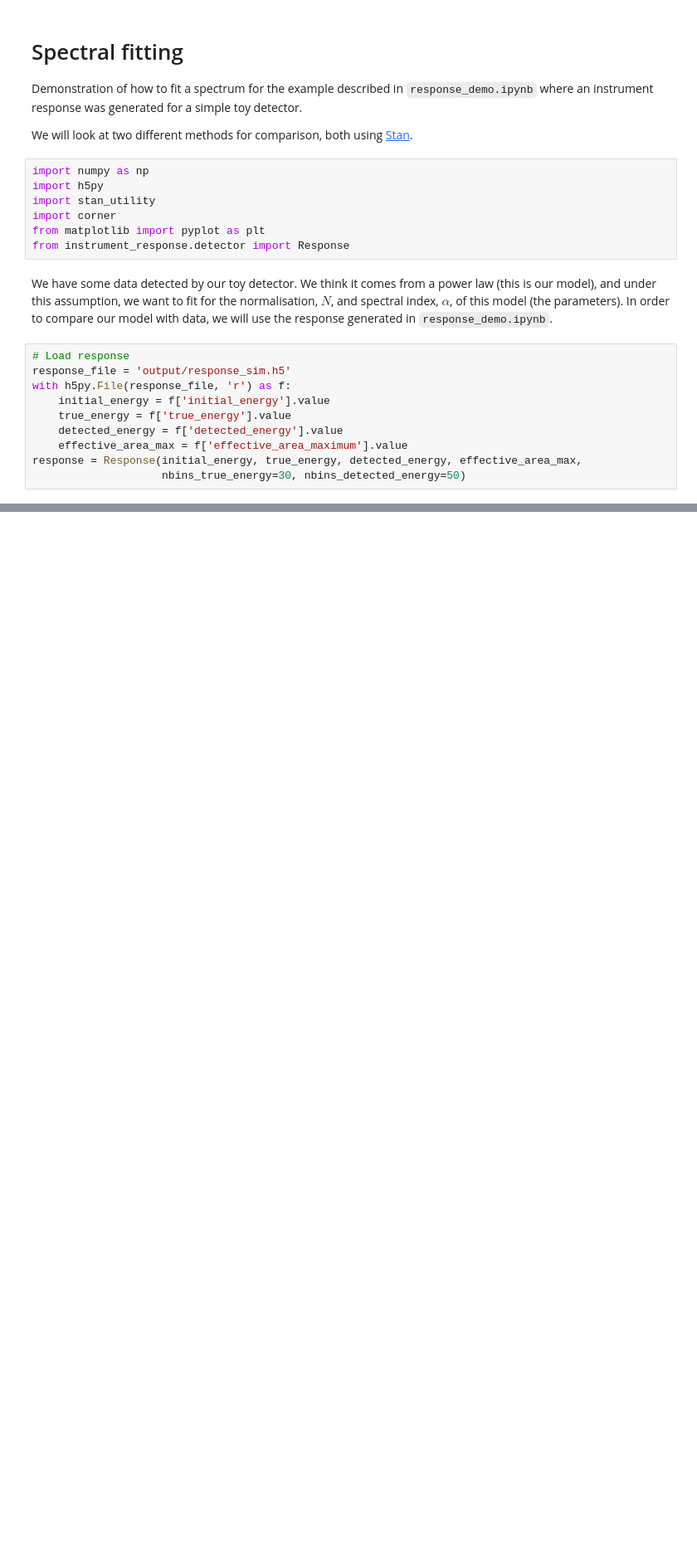
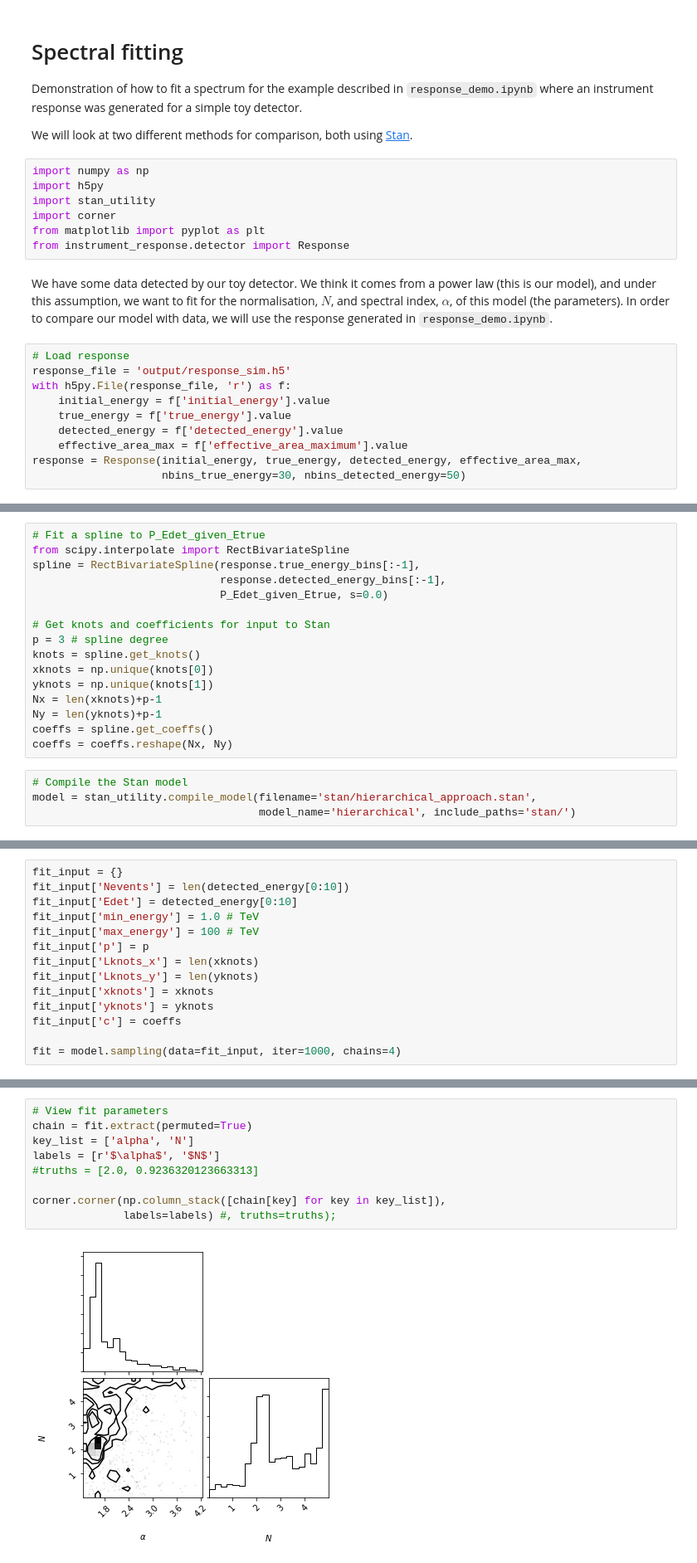
Before and after one commit to cescalara/instrument_response, a Jupyter notebook: fit_demo.ipynb, the cells around one changed output, grey strips where cells are left out. Shown at 83% size. Drawn from its saved outputs; the diff is of its cells as text; blank space fills up the shorter version.

```diff
--- a/fit_demo.ipynb
+++ b/fit_demo.ipynb
@@ -101,0 +118,20 @@ ax.set_ylabel(r'$\frac{\mathrm{d}N}{\mathrm{d}t\mathrm{d}E}$');
+# %%
+# Fit a spline to P_Edet_given_Etrue
+from scipy.interpolate import RectBivariateSpline
+spline = RectBivariateSpline(response.true_energy_bins[:-1],
+                             response.detected_energy_bins[:-1],
+                             P_Edet_given_Etrue, s=0.0)
+
+# Get knots and coefficients for input to Stan
+p = 3 # spline degree
+knots = spline.get_knots()
+xknots = np.unique(knots[0])
+yknots = np.unique(knots[1])
+Nx = len(xknots)+p-1
+Ny = len(yknots)+p-1
+coeffs = spline.get_coeffs()
+coeffs = coeffs.reshape(Nx, Ny)
+# %%
+# Compile the Stan model
+model = stan_utility.compile_model(filename='stan/hierarchical_approach.stan',
+                                   model_name='hierarchical', include_paths='stan/')
@@ -101,0 +140,14 @@ ax.set_ylabel(r'$\frac{\mathrm{d}N}{\mathrm{d}t\mathrm{d}E}$');
+# %%
+fit_input = {}
+fit_input['Nevents'] = len(detected_energy[0:10])
+fit_input['Edet'] = detected_energy[0:10]
+fit_input['min_energy'] = 1.0 # TeV
+fit_input['max_energy'] = 100 # TeV
+fit_input['p'] = p
+fit_input['Lknots_x'] = len(xknots)
+fit_input['Lknots_y'] = len(yknots)
+fit_input['xknots'] = xknots
+fit_input['yknots'] = yknots
+fit_input['c'] = coeffs
+
+fit = model.sampling(data=fit_input, iter=1000, chains=4)
@@ -101,0 +174,11 @@ ax.set_ylabel(r'$\frac{\mathrm{d}N}{\mathrm{d}t\mathrm{d}E}$');
+# %%
+# View fit parameters
+chain = fit.extract(permuted=True)
+key_list = ['alpha', 'N']
+labels = [r'$\alpha$', '$N$']
+#truths = [2.0, 0.9236320123663313]
+
+corner.corner(np.column_stack([chain[key] for key in key_list]),
+              labels=labels) #, truths=truths);
+# %% [output]
+[figure, added]
```
Also changed, not shown: parts of 19 cells of this notebook, 5 other files.
